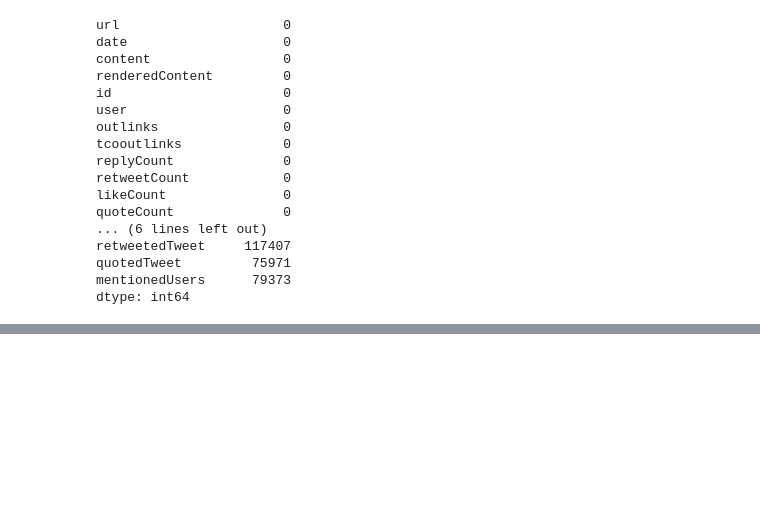
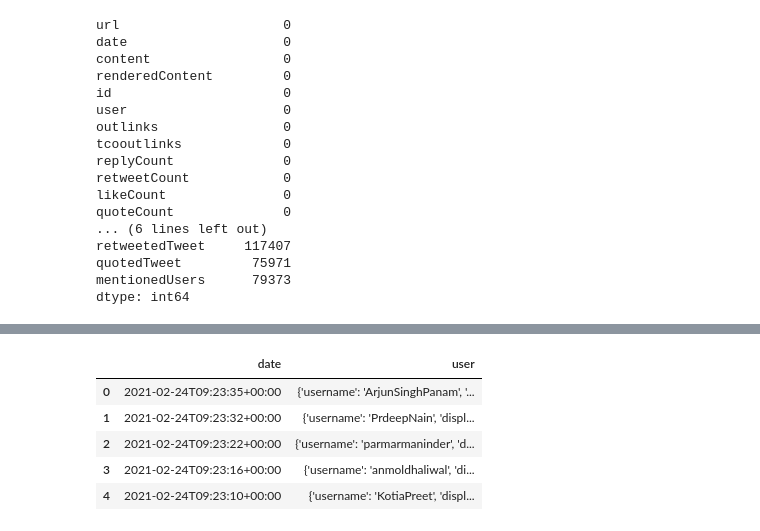
Before and after one commit to arthurkko/latam-challenge, a Jupyter notebook: src/challenge.ipynb, the cells around one changed output, grey strips where cells are left out. Cells and saved outputs as stored; diff of their text form; code cells hidden in the pictures; blank space fills up the shorter version.

```diff
--- a/src/challenge.ipynb
+++ b/src/challenge.ipynb
@@ -111,0 +127,10 @@ We can see that `media`, `retweetedTweet`, `quotedTweet` and `mentionedUsers` ha
+# %%
+df_q1 = df[["date", "user"]]
+df_q1.head(5)
+# %% [output]
+|  | date | user |
+| 0 | 2021-02-24T09:23:35+00:00 | {'username': 'ArjunSinghPanam', '... |
+| 1 | 2021-02-24T09:23:32+00:00 | {'username': 'PrdeepNain', 'displ... |
+| 2 | 2021-02-24T09:23:22+00:00 | {'username': 'parmarmaninder', 'd... |
+| 3 | 2021-02-24T09:23:16+00:00 | {'username': 'anmoldhaliwal', 'di... |
+| 4 | 2021-02-24T09:23:10+00:00 | {'username': 'KotiaPreet', 'displ... |
```
Also changed, not shown: parts of 9 cells of this notebook.
